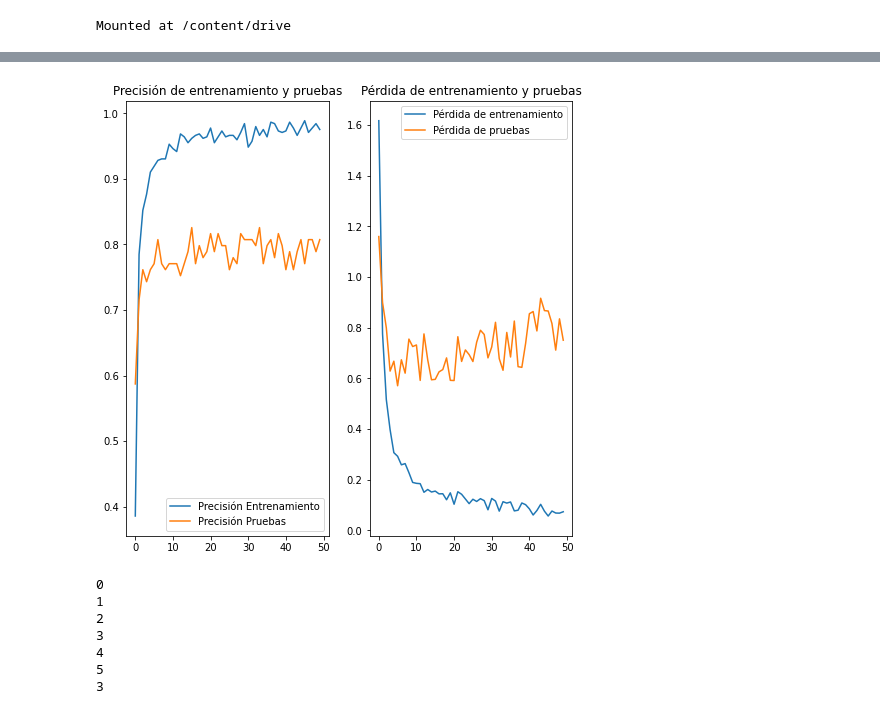
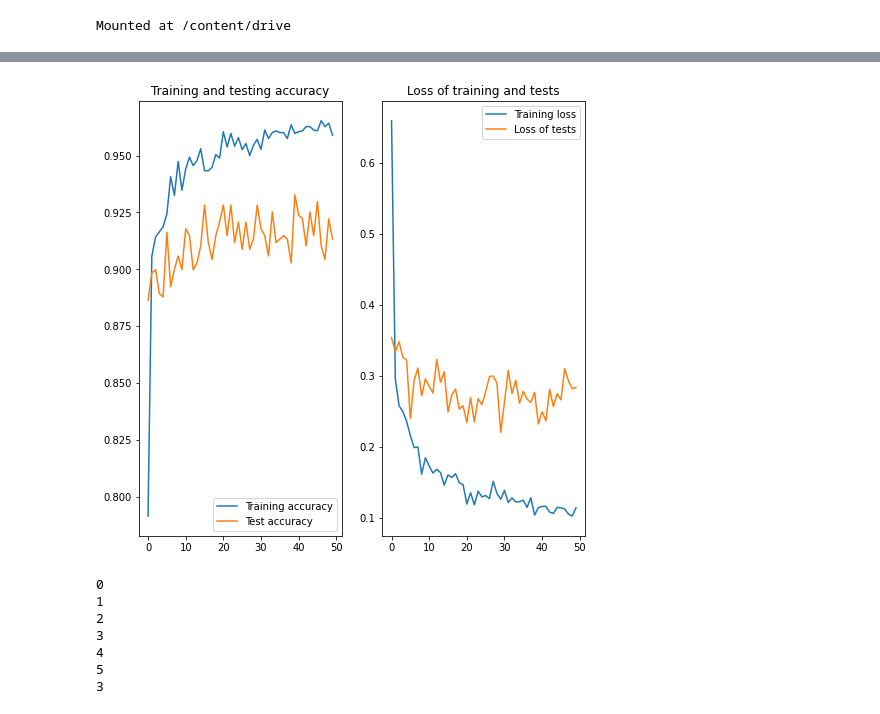
Before and after one commit to aaliagab/rnc_equipos_informaticos_transfer_learning, a Jupyter notebook: rnc_equipos_informaticos.ipynb, the cells around one changed output, grey strips where cells are left out. Cells and saved outputs as stored; diff of their text form; code cells hidden in the pictures.

```diff
--- a/rnc_equipos_informaticos.ipynb
+++ b/rnc_equipos_informaticos.ipynb
@@ -55,11 +134,11 @@ datagen = ImageDataGenerator(
 )
 
 #generators for training and validation data
-datagen_training = datagen.flow_from_directory('/content/drive/MyDrive/dataset_equip_inf/',
+datagen_training = datagen.flow_from_directory('/content/dataset/',
                                                target_size = (224,224), batch_size = 32,
                                                shuffle = True, subset = 'training'
                                                )
-datagen_validation = datagen.flow_from_directory('/content/drive/MyDrive/dataset_equip_inf/',
+datagen_validation = datagen.flow_from_directory('/content/dataset/',
                                                target_size = (224,224), batch_size = 32,
                                                shuffle = True, subset = 'validation'
                                                )
@@ -83,18 +162,16 @@ import tensorflow_hub as hub
 url = 'https://tfhub.dev/google/tf2-preview/mobilenet_v2/feature_vector/4'
 
 #download the model and indicate the way you expect our images
-#mobilenetv2 = hub.KerasLayer(url,intput_shape(224,224,3))
+mobilenetv2 = hub.KerasLayer(url,input_shape=(224,224,3))
 
 #we freeze the parameters of the model so as not to lose them
-#mobilenetv2.trainable = False
+mobilenetv2.trainable = False
 
 #our model
 modelo = tf.keras.Sequential([
-    hub.KerasLayer(url, output_shape=[1280],
-                   trainable=False),  # Can be True, see below.
+    mobilenetv2,
     tf.keras.layers.Dense(6, activation='softmax')
 ])
 
-modelo.build([None, 224, 224, 3])  # Batch input shape.
 modelo.summary()
 # %% [output]
@@ -146,28 +223,28 @@ Epoch 50/50
 # %%
 #precision graphics
 acc = historial.history['accuracy']
 val_acc = historial.history['val_accuracy']
 
 loss = historial.history['loss']
 val_loss = historial.history['val_loss']
 
 rango_epocas = range(50)
 
 plt.figure(figsize=(8,8))
 plt.subplot(1,2,1)
-plt.plot(rango_epocas, acc, label='Precisión Entrenamiento')
-plt.plot(rango_epocas, val_acc, label='Precisión Pruebas')
+plt.plot(rango_epocas, acc, label='Training accuracy')
+plt.plot(rango_epocas, val_acc, label='Test accuracy')
 plt.legend(loc='lower right')
-plt.title('Precisión de entrenamiento y pruebas')
+plt.title('Training and testing accuracy')
 
 plt.subplot(1,2,2)
-plt.plot(rango_epocas, loss, label='Pérdida de entrenamiento')
-plt.plot(rango_epocas, val_loss, label='Pérdida de pruebas')
+plt.plot(rango_epocas, loss, label='Training loss')
+plt.plot(rango_epocas, val_loss, label='Loss of tests')
 plt.legend(loc='upper right')
-plt.title('Pérdida de entrenamiento y pruebas')
+plt.title('Loss of training and tests')
 plt.show()
 # %% [output]
-[figure, old version]
+[figure, new version]
 # %%
 from PIL import Image
 import requests
```
Also changed, not shown: parts of 13 cells of this notebook, 1 other file.
